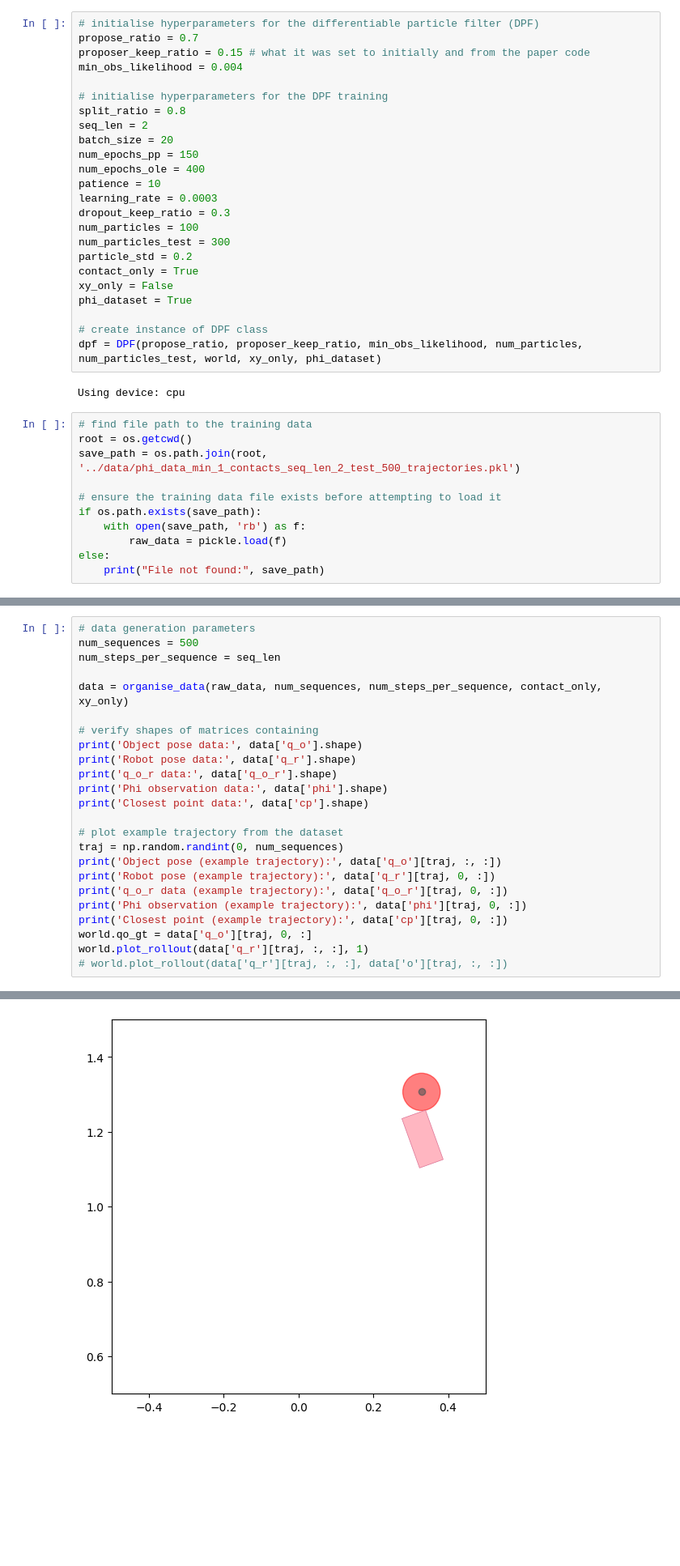
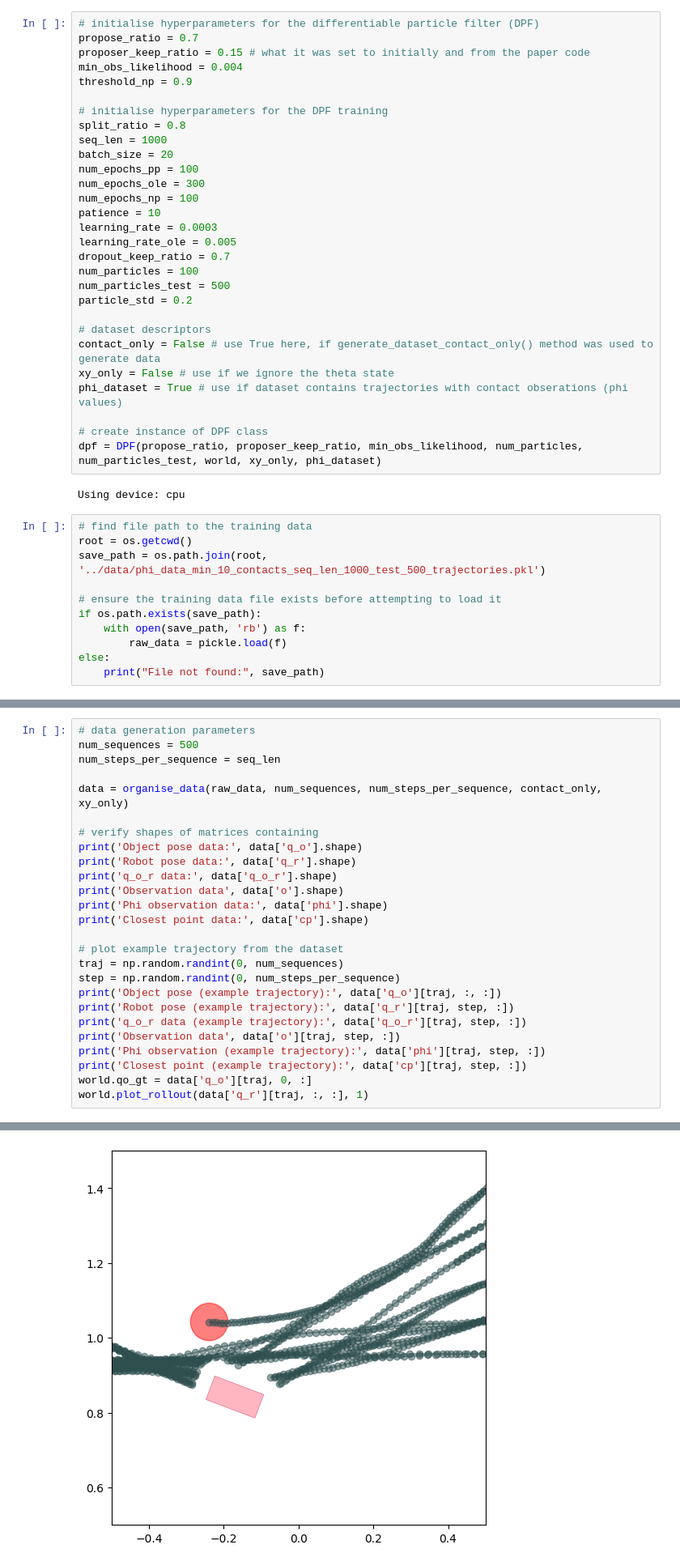
Before and after one commit to seungbinjoo/belief_dynamics_learning, a Jupyter notebook: notebooks/dpf_notebook.ipynb, the cells around one changed output, grey strips where cells are left out. Shown at 81% size. Cells and saved outputs as stored; diff of their text form; blank space fills up the shorter version.

```diff
--- a/notebooks/dpf_notebook.ipynb
+++ b/notebooks/dpf_notebook.ipynb
@@ -58,22 +63,27 @@ Differentiable particle filter
 propose_ratio = 0.7
 proposer_keep_ratio = 0.15 # what it was set to initially and from the paper code
 min_obs_likelihood = 0.004
+threshold_np = 0.9
 
 # initialise hyperparameters for the DPF training
 split_ratio = 0.8
-seq_len = 2
+seq_len = 1000
 batch_size = 20
-num_epochs_pp = 150
-num_epochs_ole = 400
+num_epochs_pp = 100
+num_epochs_ole = 300
+num_epochs_np = 100
 patience = 10
 learning_rate = 0.0003
-dropout_keep_ratio = 0.3
+learning_rate_ole = 0.005
+dropout_keep_ratio = 0.7
 num_particles = 100
-num_particles_test = 300
+num_particles_test = 500
 particle_std = 0.2
-contact_only = True
-xy_only = False
-phi_dataset = True
+
+# dataset descriptors
+contact_only = False # use True here, if generate_dataset_contact_only() method was used to generate data
+xy_only = False # use if we ignore the theta state
+phi_dataset = True # use if dataset contains trajectories with contact obserations (phi values)
 
 # create instance of DPF class
 dpf = DPF(propose_ratio, proposer_keep_ratio, min_obs_likelihood, num_particles, num_particles_test, world, xy_only, phi_dataset)
@@ -82,7 +92,7 @@ Using device: cpu
 # %%
 # find file path to the training data
 root = os.getcwd()
-save_path = os.path.join(root, '../data/phi_data_min_1_contacts_seq_len_2_test_500_trajectories.pkl')
+save_path = os.path.join(root, '../data/phi_data_min_10_contacts_seq_len_1000_test_500_trajectories.pkl')
 
 # ensure the training data file exists before attempting to load it
 if os.path.exists(save_path):
@@ -103,18 +113,20 @@ data = organise_data(raw_data, num_sequences, num_steps_per_sequence, contact_on
 print('Object pose data:', data['q_o'].shape)
 print('Robot pose data:', data['q_r'].shape)
 print('q_o_r data:', data['q_o_r'].shape)
+print('Observation data', data['o'].shape)
 print('Phi observation data:', data['phi'].shape)
 print('Closest point data:', data['cp'].shape)
 
 # plot example trajectory from the dataset
 traj = np.random.randint(0, num_sequences)
+step = np.random.randint(0, num_steps_per_sequence)
 print('Object pose (example trajectory):', data['q_o'][traj, :, :])
-print('Robot pose (example trajectory):', data['q_r'][traj, 0, :])
-print('q_o_r data (example trajectory):', data['q_o_r'][traj, 0, :])
-print('Phi observation (example trajectory):', data['phi'][traj, 0, :])
-print('Closest point (example trajectory):', data['cp'][traj, 0, :])
+print('Robot pose (example trajectory):', data['q_r'][traj, step, :])
+print('q_o_r data (example trajectory):', data['q_o_r'][traj, step, :])
+print('Observation data', data['o'][traj, step, :])
+print('Phi observation (example trajectory):', data['phi'][traj, step, :])
+print('Closest point (example trajectory):', data['cp'][traj, step, :])
 world.qo_gt = data['q_o'][traj, 0, :]
 world.plot_rollout(data['q_r'][traj, :, :], 1)
-# world.plot_rollout(data['q_r'][traj, :, :], data['o'][traj, :, :])
 # %% [output]
 Object pose data: (500, 1, 3)
@@ -130 +144 @@ Closest point (example trajectory): [ 0.01446577 -0.05338098]
-[figure, old version]
+[figure, new version]
```
Also changed, not shown: parts of 36 cells of this notebook.
